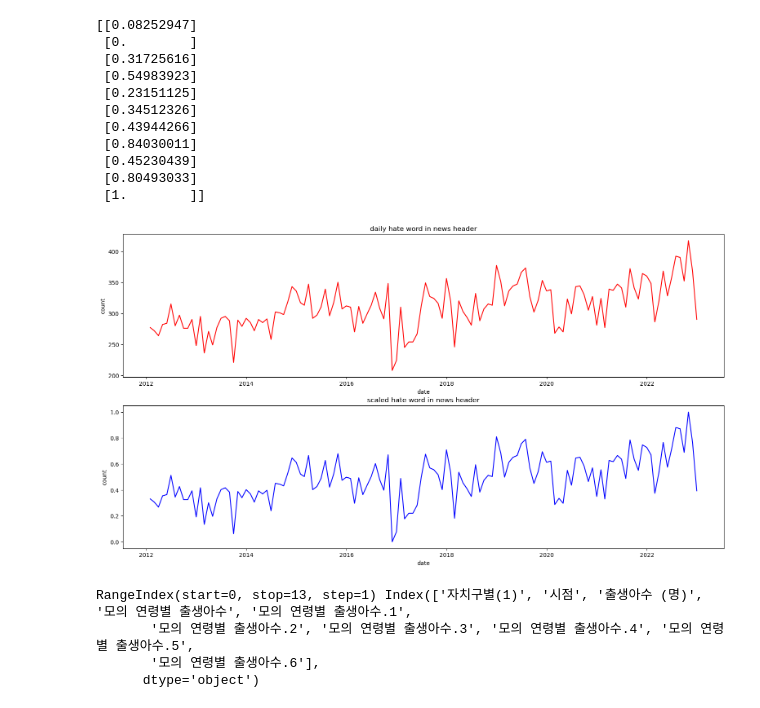
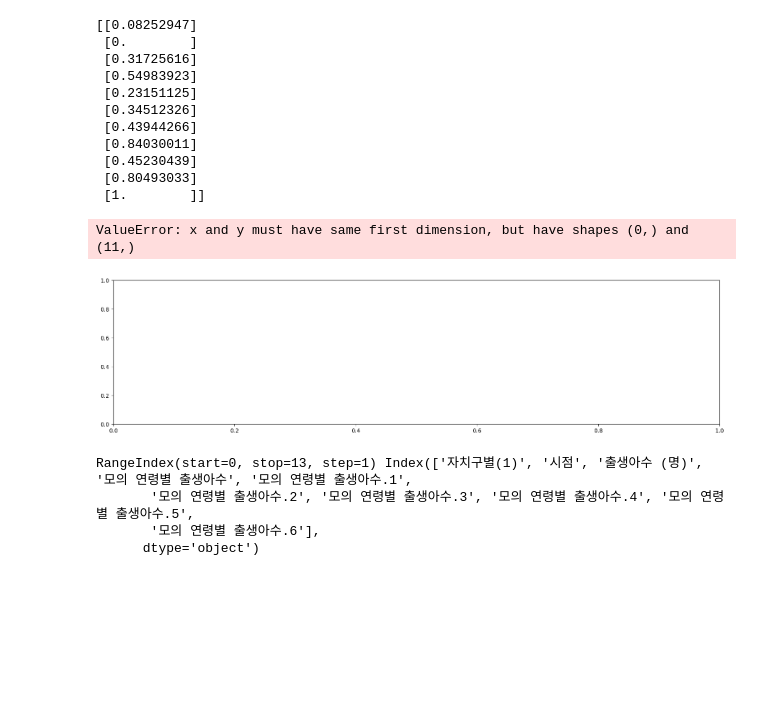
Before and after one commit to sfr9802/saving, a Jupyter notebook: news header/news_header.ipynb, the cells around one changed output. Saved outputs shown, nothing was run; the diff lists cells and outputs as text; code cells hidden in the pictures; blank space fills up the shorter version.

```diff
--- a/news header/news_header.ipynb
+++ b/news header/news_header.ipynb
@@ -162,10 +142,10 @@ df_year_cnt.head()
 # %%
 print()
 # %%
-std_scaler = StandardScaler()
+
 mm_scaler = MinMaxScaler()
-df_sl_cnt = std_scaler.fit_transform(df_year_cnt)
-df_sl_cnt = mm_scaler.fit_transform(df_sl_cnt)
+
+df_sl_cnt = mm_scaler.fit_transform(df_year_cnt)
 print(df_sl_cnt)
 # %% [output]
 [[0.08252947]
@@ -182,19 +162,20 @@ print(df_sl_cnt)
 # %%
 plt.figure(figsize = (19,10))
 plt.subplot(2,1,1)
-plt.plot(df_cnt.index, df_cnt["cnt_sum"], 'r')
+plt.plot(df_cnt.index, df_year_cnt["year_cnt_sum"], 'r')
 plt.title("daily hate word in news header")
 plt.xlabel("date")
 plt.ylabel("count")
 
 plt.subplot(2,1,2)
 plt.plot(df_cnt.index, df_sl_cnt, 'b')
 plt.title("scaled hate word in news header")
 plt.xlabel("date")
 plt.ylabel("count")
 plt.show()
 # %% [output]
+ValueError: x and y must have same first dimension, but have shapes (0,) and (11,)
-[figure, old version]
+[figure, new version]
 # %%
 birth_df = pd.read_csv("출생_2011_2022.csv")
 birth_df.head()
```
Also changed, not shown: parts of 20 cells of this notebook, 15 other files.
